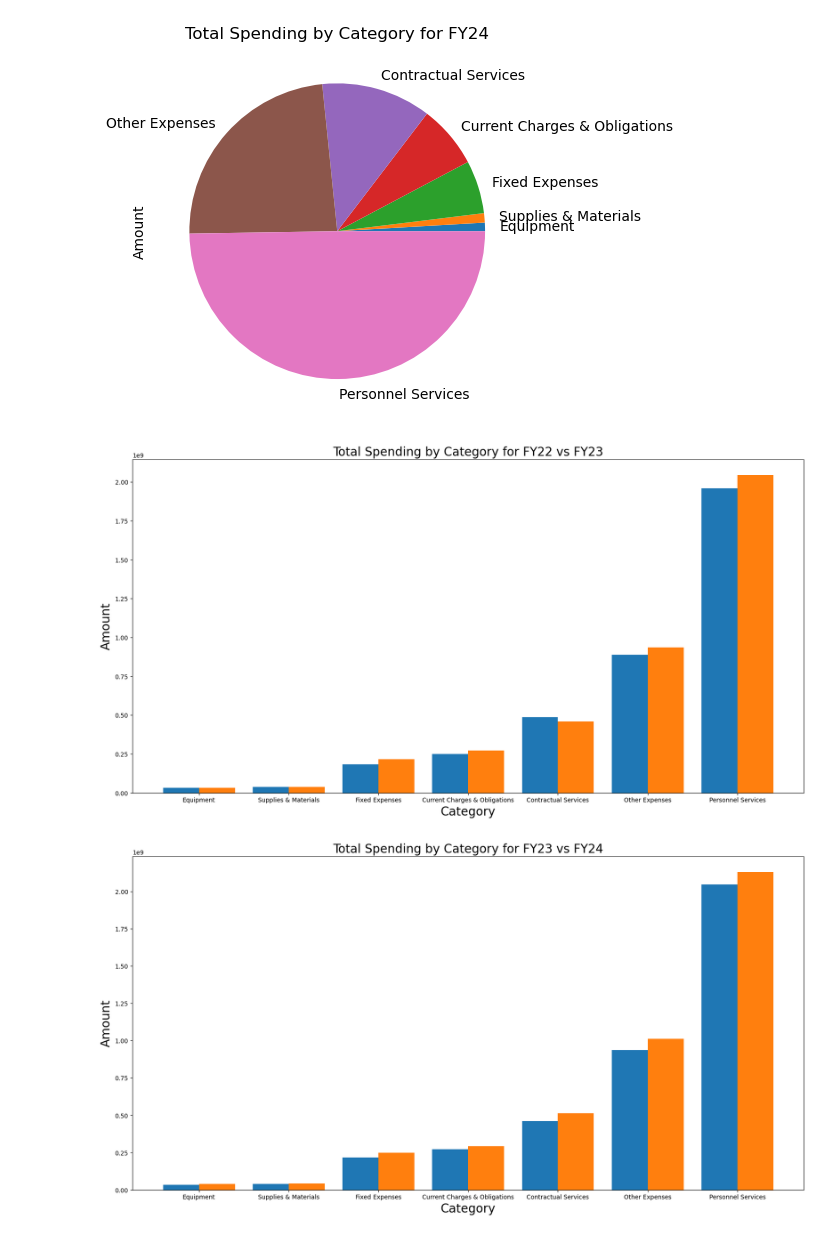
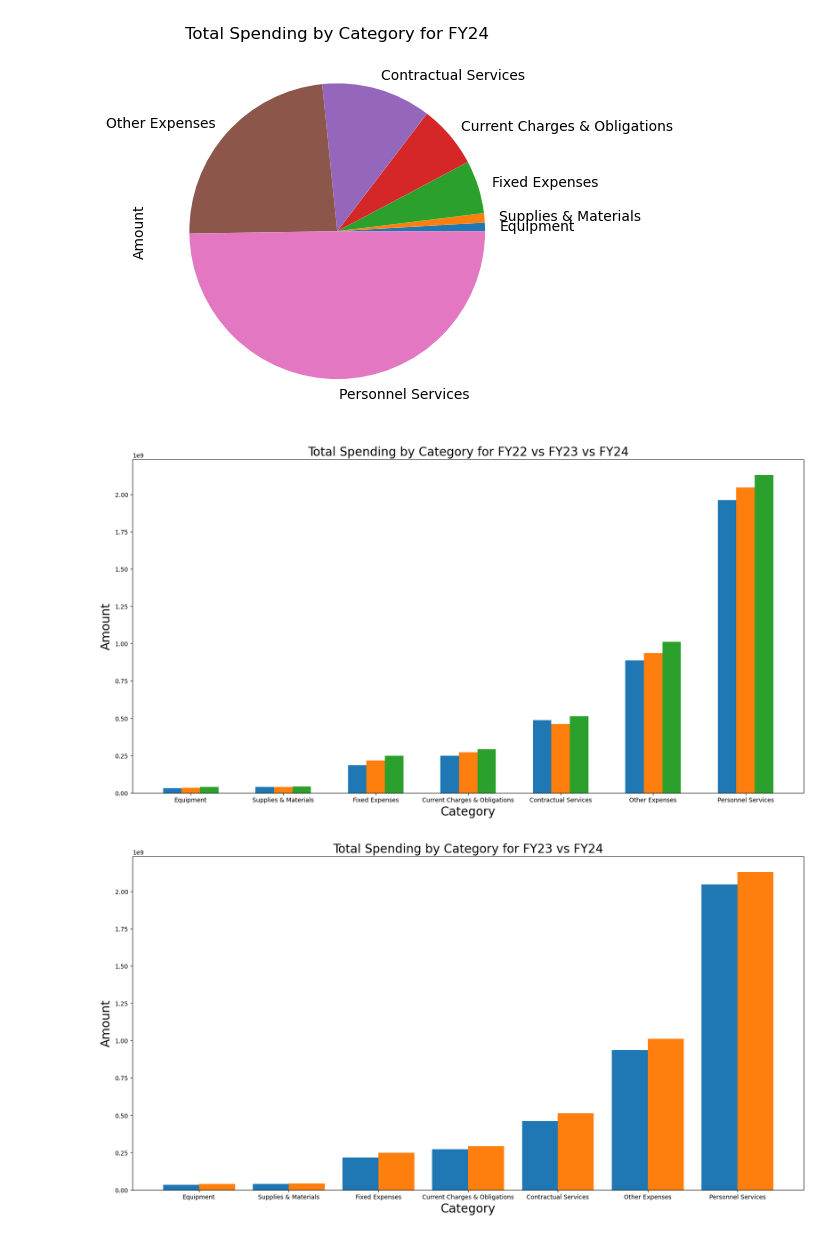
Before and after one commit to BU-Spark/ds-boston-city-budget, a Jupyter notebook: fa23-team-e/Alex_prelim.ipynb, the cells around one changed output. Saved outputs shown, nothing was run; the diff lists cells and outputs as text; code cells hidden in the pictures.

```diff
--- a/fa23-team-e/Alex_prelim.ipynb
+++ b/fa23-team-e/Alex_prelim.ipynb
@@ -261,29 +261,33 @@ plt.show()
 # %%
 y22 = operating_budget.groupby('Expense Category')['FY22 Actual Expense'].sum().sort_values(ascending=True)
 y23 = operating_budget.groupby('Expense Category')['FY23 Appropriation'].sum().sort_values(ascending=True)
+y24 = operating_budget.groupby('Expense Category')['FY24 Adopted'].sum().sort_values(ascending=True)
 
 x = y22.keys()
 y1 = []
 y2 = []
+y3 = []
 for k in y22.keys():
     y1.append(y22[k])
     y2.append(y23[k])
+    y3.append(y24[k])
 
 ind = np.arange(7)
-width = 0.2
+width = 0.1
 
 plt.figure(figsize=(20,10))
 
-plt.bar(ind - width, y1 , width * 2, label='FY22')
-plt.bar(ind + width, y2, width * 2, label='FY23')
+plt.bar(ind - width * 2, y1 , width * 2, label='FY22')
+plt.bar(ind, y2, width * 2, label='FY23')
+plt.bar(ind + width * 2, y3, width * 2, label='FY24')
 
 plt.xticks(ind, x)
 plt.xlabel("Category", fontsize = 20)
-plt.title('Total Spending by Category for FY22 vs FY23', fontsize = 20)
+plt.title('Total Spending by Category for FY22 vs FY23 vs FY24', fontsize = 20)
 plt.ylabel('Amount', fontsize = 20)
 plt.show()
 # %% [output]
-[figure, old version]
+[figure, new version]
 # %%
 y23 = operating_budget.groupby('Expense Category')['FY23 Appropriation'].sum().sort_values(ascending=True)
 y24 = operating_budget.groupby('Expense Category')['FY24 Adopted'].sum().sort_values(ascending=True)
```
